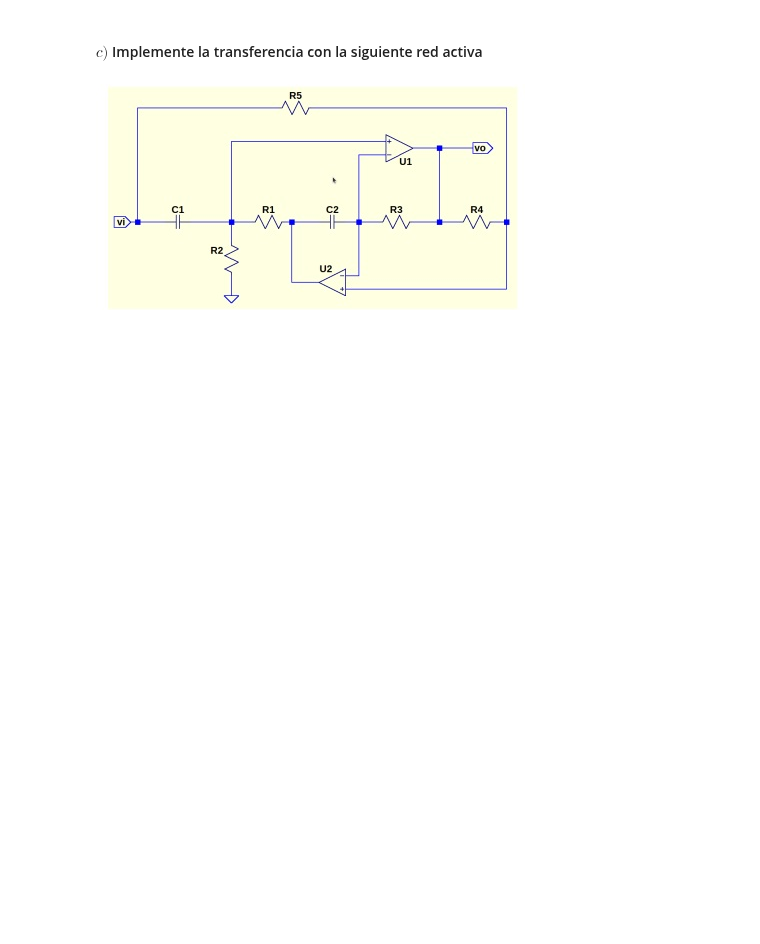
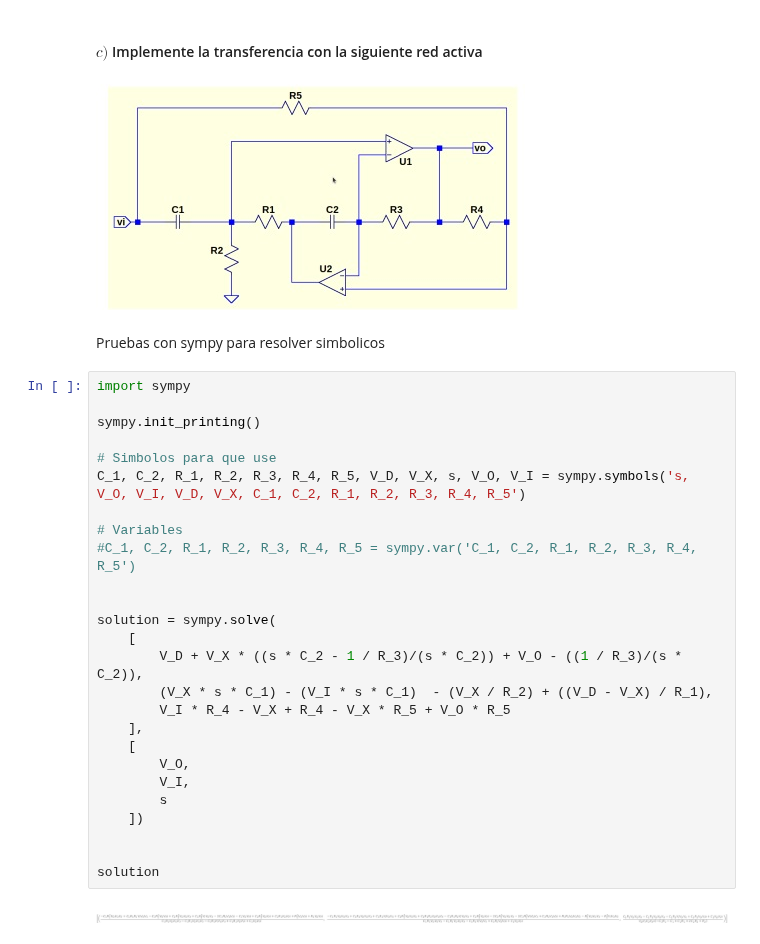
Before and after one commit to matnalopez2/Teoria-de-Circuitos-2, a Jupyter notebook: 20230726 - Ejercicio1.ipynb, the cells around one changed output. Drawn from its saved outputs; the diff is of its cells as text; blank space fills up the shorter version.

Commit message:
pruebas fallidas con sympy para validar el algebra de los ejercicios, pendiente profundizar

```diff
--- a/20230726 - Ejercicio1.ipynb
+++ b/20230726 - Ejercicio1.ipynb
@@ -89,3 +89,33 @@ Se verifica entonces que la red pasiva implementada responde a la transferencia
 #### $c)$ Implemente la transferencia con la siguiente red activa
 # %% [markdown]
 ![20230726_ejercicio1_red_activa.jpg](attachment:20230726_ejercicio1_red_activa.jpg)
+# %% [markdown]
+Pruebas con sympy para resolver simbolicos
+# %%
+import sympy
+
+sympy.init_printing()
+
+# Simbolos para que use
+C_1, C_2, R_1, R_2, R_3, R_4, R_5, V_D, V_X, s, V_O, V_I = sympy.symbols('s, V_O, V_I, V_D, V_X, C_1, C_2, R_1, R_2, R_3, R_4, R_5')
+
+# Variables
+#C_1, C_2, R_1, R_2, R_3, R_4, R_5 = sympy.var('C_1, C_2, R_1, R_2, R_3, R_4, R_5')
+
+
+solution = sympy.solve(
+    [
+        V_D + V_X * ((s * C_2 - 1 / R_3)/(s * C_2)) + V_O - ((1 / R_3)/(s * C_2)),
+        (V_X * s * C_1) - (V_I * s * C_1)  - (V_X / R_2) + ((V_D - V_X) / R_1),
+        V_I * R_4 - V_X + R_4 - V_X * R_5 + V_O * R_5
+    ],
+    [
+        V_O,
+        V_I,
+        s
+    ])
+
+
+solution
+# %% [output]
+[figure, added]
```
Also changed, not shown: parts of 1 cell of this notebook, 1 other file.
